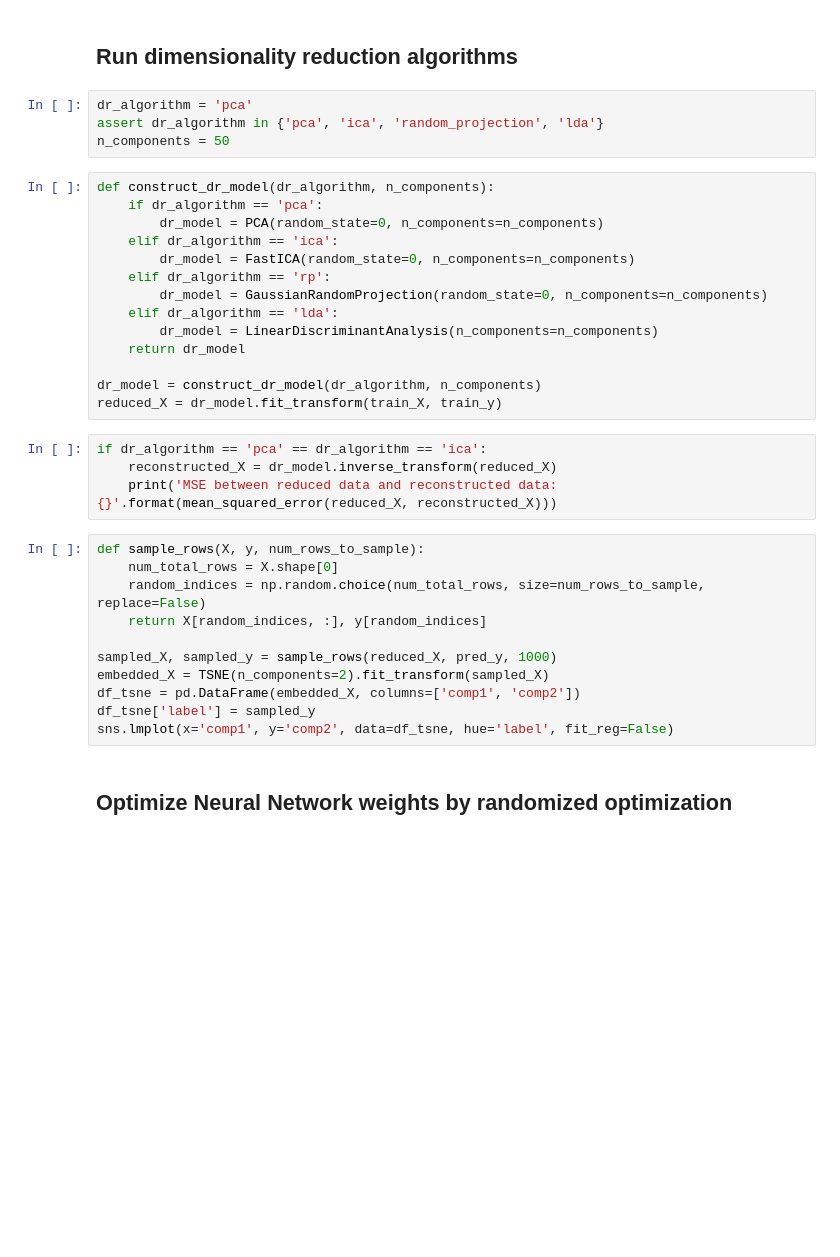
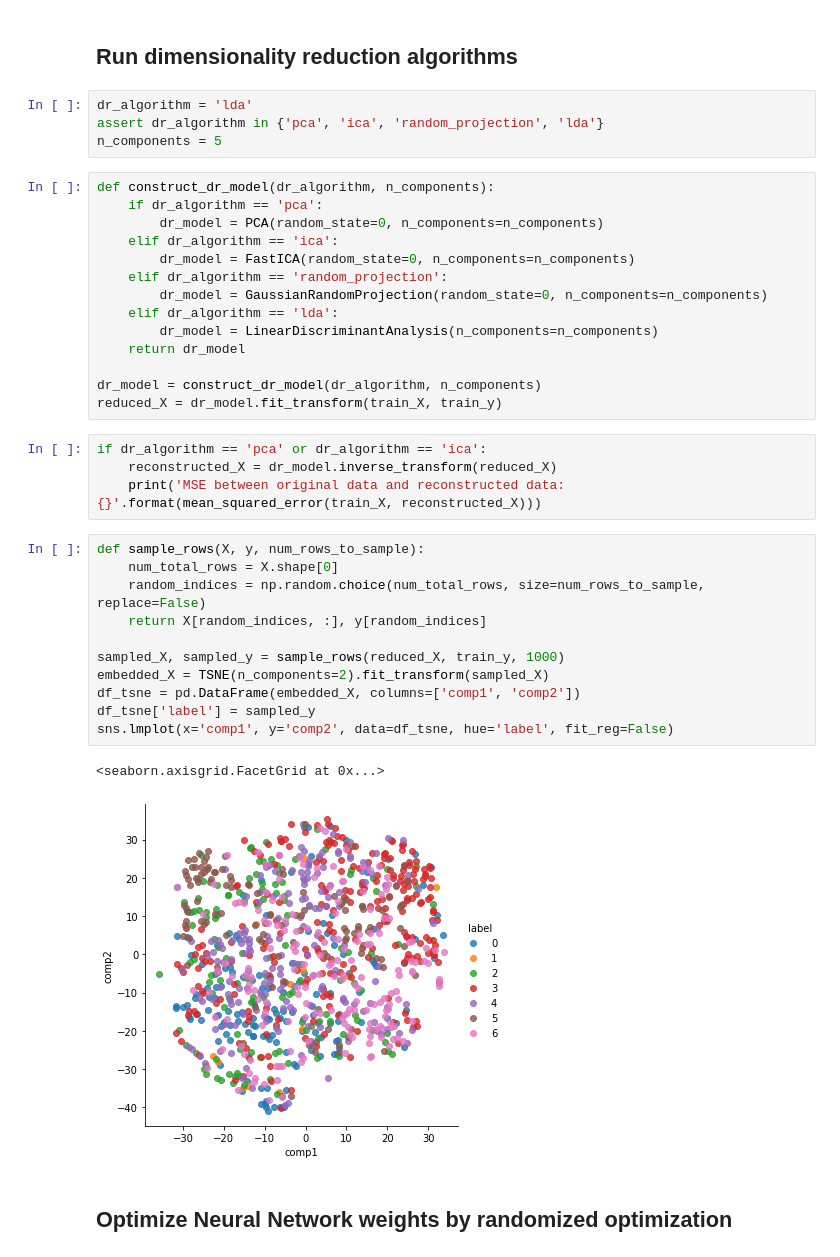
Before and after one commit to yujing1004/cs7641, a Jupyter notebook: assignment3/unsupervised_learning.ipynb, the cells around one changed output. Saved outputs shown, nothing was run; the diff lists cells and outputs as text; blank space fills up the shorter version.

Commit message:
Apply all DR algorithms

```diff
--- a/assignment3/unsupervised_learning.ipynb
+++ b/assignment3/unsupervised_learning.ipynb
@@ -161,16 +161,16 @@ sns.lmplot(x='comp1', y='comp2', data=df_tsne, hue='label', fit_reg=False)
 # %% [markdown]
 ## Run dimensionality reduction algorithms
 # %%
-dr_algorithm = 'pca'
+dr_algorithm = 'lda'
 assert dr_algorithm in {'pca', 'ica', 'random_projection', 'lda'}
-n_components = 50
+n_components = 5
 # %%
 def construct_dr_model(dr_algorithm, n_components):
     if dr_algorithm == 'pca':
         dr_model = PCA(random_state=0, n_components=n_components)
     elif dr_algorithm == 'ica':
         dr_model = FastICA(random_state=0, n_components=n_components)
-    elif dr_algorithm == 'rp':
+    elif dr_algorithm == 'random_projection':
         dr_model = GaussianRandomProjection(random_state=0, n_components=n_components)
     elif dr_algorithm == 'lda':
         dr_model = LinearDiscriminantAnalysis(n_components=n_components)
@@ -179,20 +179,23 @@ def construct_dr_model(dr_algorithm, n_components):
 dr_model = construct_dr_model(dr_algorithm, n_components)
 reduced_X = dr_model.fit_transform(train_X, train_y)
 # %%
-if dr_algorithm == 'pca' == dr_algorithm == 'ica':
+if dr_algorithm == 'pca' or dr_algorithm == 'ica':
     reconstructed_X = dr_model.inverse_transform(reduced_X)
-    print('MSE between reduced data and reconstructed data: {}'.format(mean_squared_error(reduced_X, reconstructed_X)))
+    print('MSE between original data and reconstructed data: {}'.format(mean_squared_error(train_X, reconstructed_X)))
 # %%
 def sample_rows(X, y, num_rows_to_sample):
     num_total_rows = X.shape[0]
     random_indices = np.random.choice(num_total_rows, size=num_rows_to_sample, replace=False)
     return X[random_indices, :], y[random_indices]
 
-sampled_X, sampled_y = sample_rows(reduced_X, pred_y, 1000)
+sampled_X, sampled_y = sample_rows(reduced_X, train_y, 1000)
 embedded_X = TSNE(n_components=2).fit_transform(sampled_X)
 df_tsne = pd.DataFrame(embedded_X, columns=['comp1', 'comp2'])
 df_tsne['label'] = sampled_y
 sns.lmplot(x='comp1', y='comp2', data=df_tsne, hue='label', fit_reg=False)
+# %% [output]
+<seaborn.axisgrid.FacetGrid at 0x...>
+[figure, added]
 # %% [markdown]
 ## Optimize Neural Network weights by randomized optimization
 # %%
```
